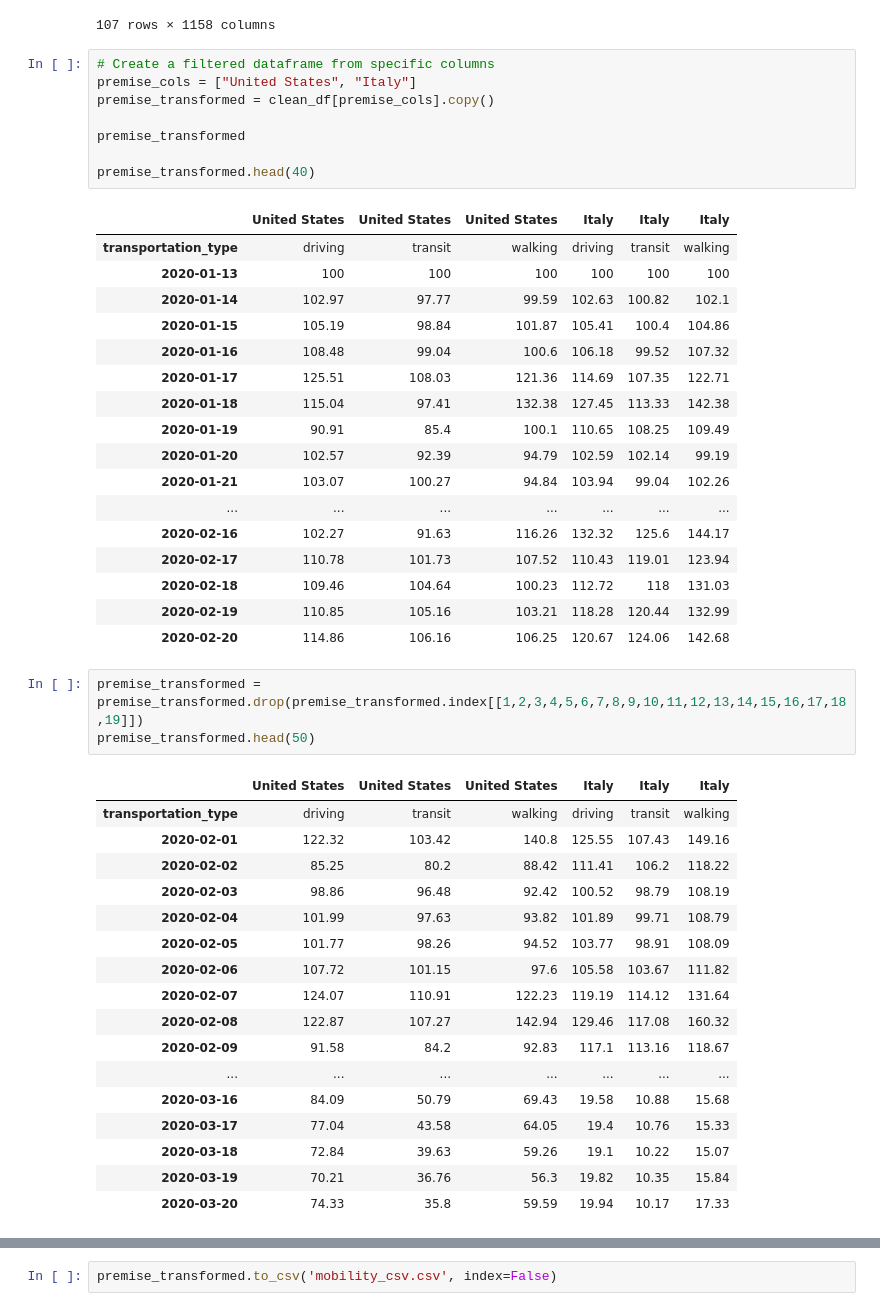
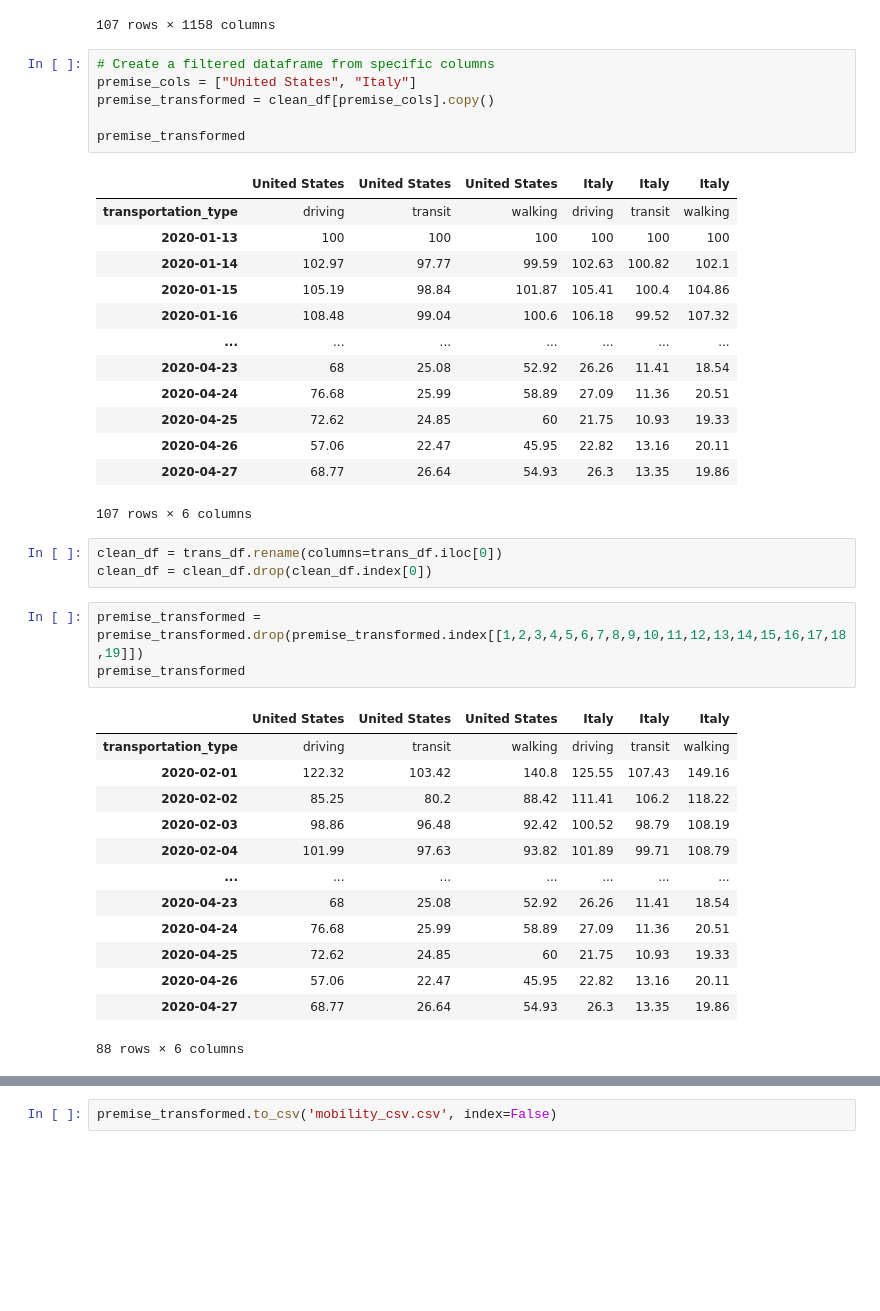
Before and after one commit to edwinmccracken/etl_project, a Jupyter notebook: applemaps_eddie.ipynb, the cells around one changed output, grey strips where cells are left out. Saved outputs shown, nothing was run; the diff lists cells and outputs as text; blank space fills up the shorter version.

Commit message:
clean data final mobility

```diff
--- a/applemaps_eddie.ipynb
+++ b/applemaps_eddie.ipynb
@@ -95,32 +95,29 @@ clean_df
 # %%
 # Create a filtered dataframe from specific columns
 premise_cols = ["United States", "Italy"]
 premise_transformed = clean_df[premise_cols].copy()
 
 premise_transformed
-
-premise_transformed.head(40)
 # %% [output]
 |  | United States | United States | United States | Italy | Italy | Italy |
 | transportation_type | driving | transit | walking | driving | transit | walking |
 | 2020-01-13 | 100 | 100 | 100 | 100 | 100 | 100 |
 | 2020-01-14 | 102.97 | 97.77 | 99.59 | 102.63 | 100.82 | 102.1 |
 | 2020-01-15 | 105.19 | 98.84 | 101.87 | 105.41 | 100.4 | 104.86 |
 | 2020-01-16 | 108.48 | 99.04 | 100.6 | 106.18 | 99.52 | 107.32 |
-| 2020-01-17 | 125.51 | 108.03 | 121.36 | 114.69 | 107.35 | 122.71 |
-| 2020-01-18 | 115.04 | 97.41 | 132.38 | 127.45 | 113.33 | 142.38 |
-| 2020-01-19 | 90.91 | 85.4 | 100.1 | 110.65 | 108.25 | 109.49 |
-| 2020-01-20 | 102.57 | 92.39 | 94.79 | 102.59 | 102.14 | 99.19 |
-| 2020-01-21 | 103.07 | 100.27 | 94.84 | 103.94 | 99.04 | 102.26 |
 | ... | ... | ... | ... | ... | ... | ... |
-| 2020-02-16 | 102.27 | 91.63 | 116.26 | 132.32 | 125.6 | 144.17 |
-| 2020-02-17 | 110.78 | 101.73 | 107.52 | 110.43 | 119.01 | 123.94 |
-| 2020-02-18 | 109.46 | 104.64 | 100.23 | 112.72 | 118 | 131.03 |
-| 2020-02-19 | 110.85 | 105.16 | 103.21 | 118.28 | 120.44 | 132.99 |
-| 2020-02-20 | 114.86 | 106.16 | 106.25 | 120.67 | 124.06 | 142.68 |
+| 2020-04-23 | 68 | 25.08 | 52.92 | 26.26 | 11.41 | 18.54 |
+| 2020-04-24 | 76.68 | 25.99 | 58.89 | 27.09 | 11.36 | 20.51 |
+| 2020-04-25 | 72.62 | 24.85 | 60 | 21.75 | 10.93 | 19.33 |
+| 2020-04-26 | 57.06 | 22.47 | 45.95 | 22.82 | 13.16 | 20.11 |
+| 2020-04-27 | 68.77 | 26.64 | 54.93 | 26.3 | 13.35 | 19.86 |
+107 rows × 6 columns
+# %%
+clean_df = trans_df.rename(columns=trans_df.iloc[0])
+clean_df = clean_df.drop(clean_df.index[0])
 # %%
 premise_transformed = premise_transformed.drop(premise_transformed.index[[1,2,3,4,5,6,7,8,9,10,11,12,13,14,15,16,17,18,19]])
-premise_transformed.head(50)
+premise_transformed
 # %% [output]
 |  | United States | United States | United States | Italy | Italy | Italy |
 | transportation_type | driving | transit | walking | driving | transit | walking |
@@ -128,14 +125,10 @@ premise_transformed.head(50)
 | 2020-02-02 | 85.25 | 80.2 | 88.42 | 111.41 | 106.2 | 118.22 |
 | 2020-02-03 | 98.86 | 96.48 | 92.42 | 100.52 | 98.79 | 108.19 |
 | 2020-02-04 | 101.99 | 97.63 | 93.82 | 101.89 | 99.71 | 108.79 |
-| 2020-02-05 | 101.77 | 98.26 | 94.52 | 103.77 | 98.91 | 108.09 |
-| 2020-02-06 | 107.72 | 101.15 | 97.6 | 105.58 | 103.67 | 111.82 |
-| 2020-02-07 | 124.07 | 110.91 | 122.23 | 119.19 | 114.12 | 131.64 |
-| 2020-02-08 | 122.87 | 107.27 | 142.94 | 129.46 | 117.08 | 160.32 |
-| 2020-02-09 | 91.58 | 84.2 | 92.83 | 117.1 | 113.16 | 118.67 |
 | ... | ... | ... | ... | ... | ... | ... |
-| 2020-03-16 | 84.09 | 50.79 | 69.43 | 19.58 | 10.88 | 15.68 |
-| 2020-03-17 | 77.04 | 43.58 | 64.05 | 19.4 | 10.76 | 15.33 |
-| 2020-03-18 | 72.84 | 39.63 | 59.26 | 19.1 | 10.22 | 15.07 |
-| 2020-03-19 | 70.21 | 36.76 | 56.3 | 19.82 | 10.35 | 15.84 |
-| 2020-03-20 | 74.33 | 35.8 | 59.59 | 19.94 | 10.17 | 17.33 |
+| 2020-04-23 | 68 | 25.08 | 52.92 | 26.26 | 11.41 | 18.54 |
+| 2020-04-24 | 76.68 | 25.99 | 58.89 | 27.09 | 11.36 | 20.51 |
+| 2020-04-25 | 72.62 | 24.85 | 60 | 21.75 | 10.93 | 19.33 |
+| 2020-04-26 | 57.06 | 22.47 | 45.95 | 22.82 | 13.16 | 20.11 |
+| 2020-04-27 | 68.77 | 26.64 | 54.93 | 26.3 | 13.35 | 19.86 |
+88 rows × 6 columns
```
Also changed, not shown: parts of 4 cells of this notebook, 1 other file.
